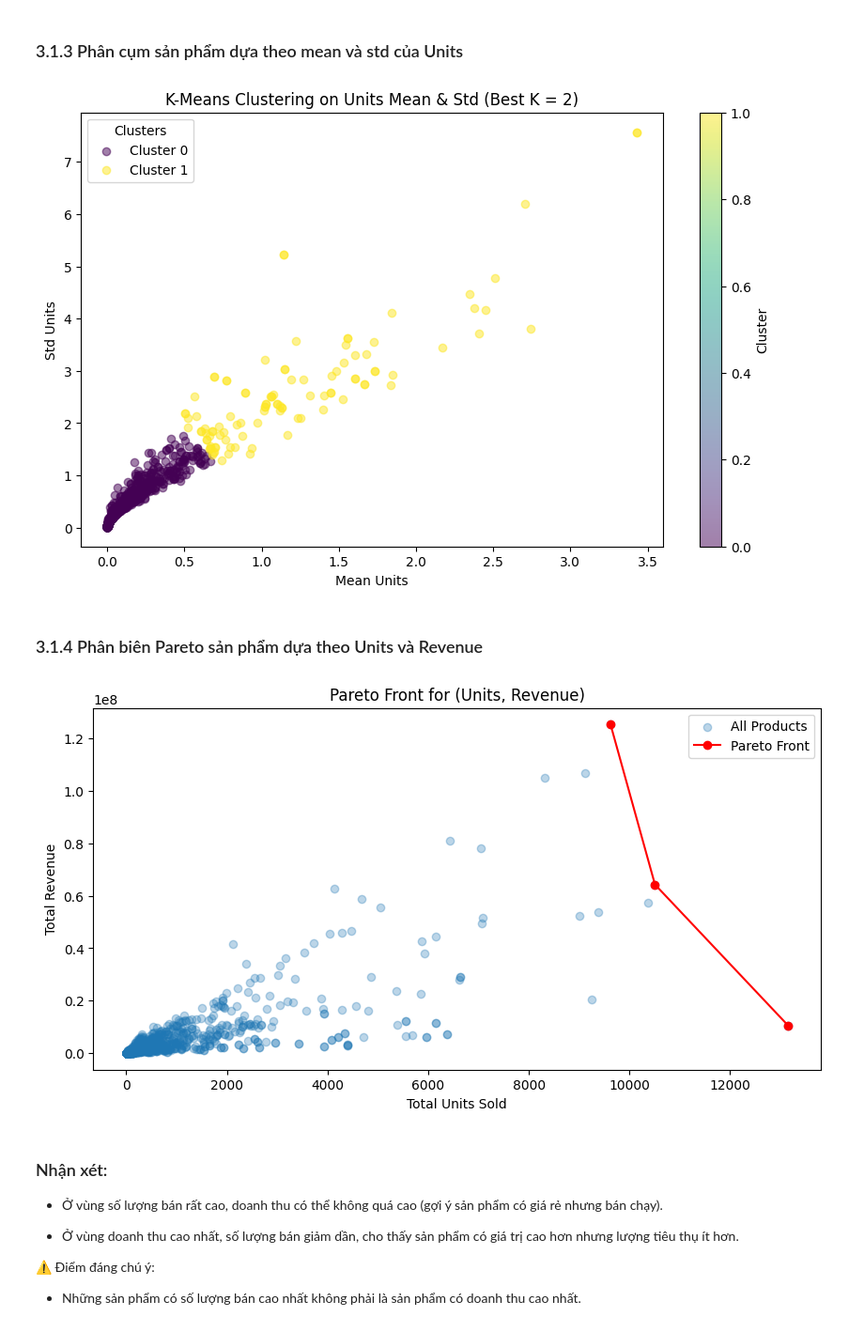
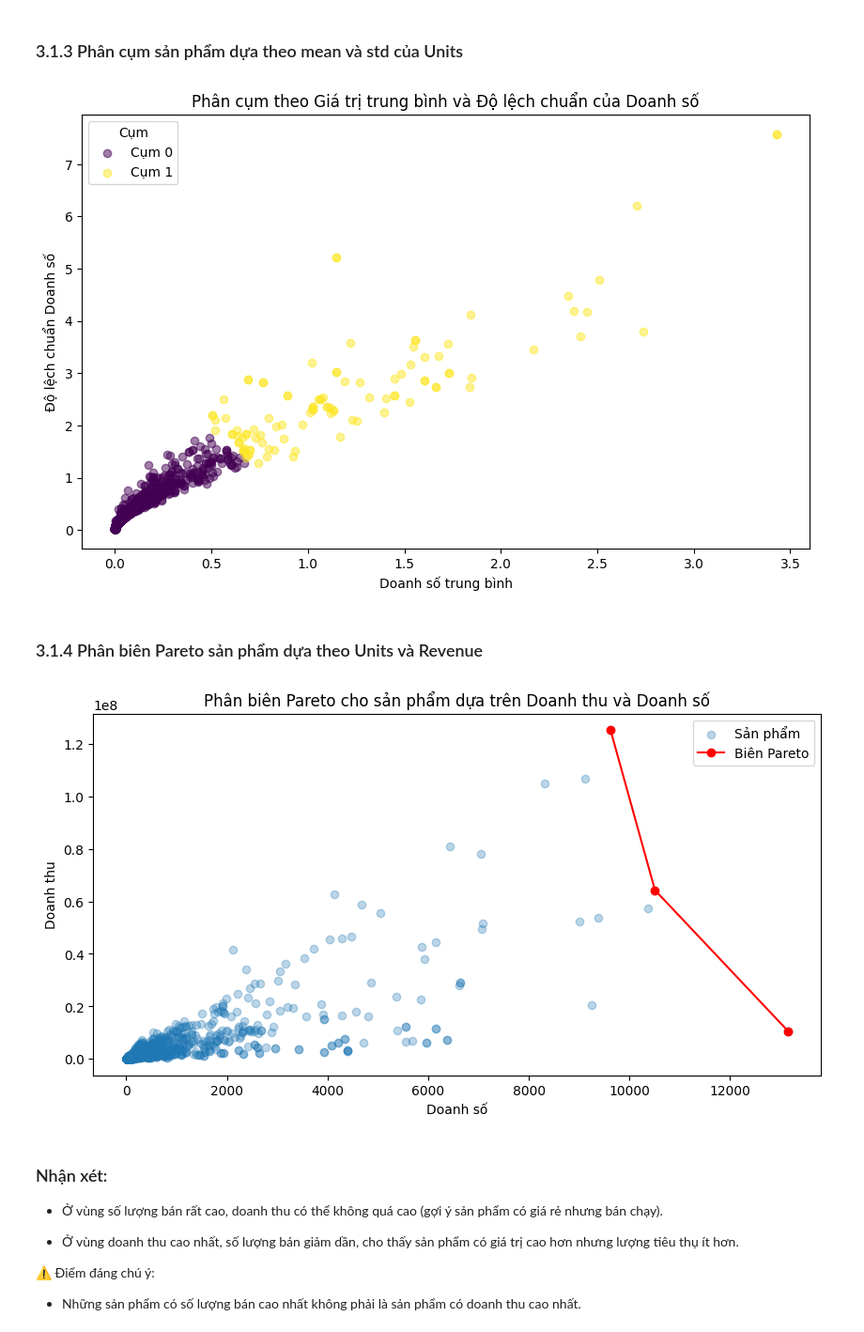
Before and after one commit to HaiAu2501/Try-Some-Models, a Jupyter notebook: tasks/3.ipynb, the cells around one changed output. Shown at 94% size. Saved outputs shown, nothing was run; the diff lists cells and outputs as text; code cells hidden in the pictures.

```diff
--- a/tasks/3.ipynb
+++ b/tasks/3.ipynb
@@ -456,19 +459,23 @@ from sklearn.cluster import KMeans, AgglomerativeClustering, DBSCAN, MeanShift,
 import seaborn as sns
 from sklearn.preprocessing import StandardScaler
 from sklearn.mixture import GaussianMixture
-
+import pandas as pd
+import matplotlib.pyplot as plt
+import seaborn as sns
+import warnings
 
 
 from dataflow import df_train, df_test, df_geography, df_product
 
 # Kết nối dữ liệu
 df = df_train.merge(df_geography, on='Zip', how='left').merge(df_product, on='ProductID', how='left')
+df["Year"] = df["Date"].dt.year
+
 # Nhóm dữ liệu theo ProductID và Year để tổng hợp Revenue và Profit Margin
 df_kmeans = df.groupby(["ProductID", "Year"], as_index=False).agg({
     "Revenue": "sum",  # Tổng doanh thu theo năm
-    "Units": "sum"      # Tổng giá vốn theo năm
+    "Units": "sum"      # Tổng doanh sốsố theo năm
 }).dropna()
-
 
 
 # Chuẩn hóa dữ liệu để phân cụm
@@ -491,10 +498,10 @@ df_kmeans["Cluster"] = kmeans_final.fit_predict(df_kmeans_scaled)
 # Vẽ biểu đồ phân cụm trên mặt phẳng Revenue - Profit Margin
 plt.figure(figsize=(12, 6))
 sns.scatterplot(data=df_kmeans, x="Revenue", y="Units", hue="Cluster", palette="Set1", alpha=0.6, edgecolor="k")
-plt.xlabel("Revenue (USD)")
-plt.ylabel("Units")
-plt.title(f"Clustering of Product Revenue & Units")
-plt.legend(title="Cluster")
+plt.xlabel("Doanh thu")
+plt.ylabel("Doanh số")
+plt.title(f"Phân cụm sản phẩm theo tổng Doanh thu và Doanh số")
+plt.legend(title="Cụm")
 plt.grid(True, linestyle="--", alpha=0.7)
 plt.show()
 # %% [output]
@@ -677,40 +683,39 @@ df_stats.fillna(df_stats.mean(), inplace=True)
 scaler = StandardScaler()
 X_scaled = scaler.fit_transform(df_stats[["Units_mean", "Units_std"]])
 
 # Sử dụng Silhouette Score để tìm số cụm tối ưu
 silhouette_scores = []
 k_range = range(2, 11)  # Silhouette không dùng k=1
 
 for k in k_range:
     kmeans = KMeans(n_clusters=k, random_state=42, n_init=10)
     labels = kmeans.fit_predict(X_scaled)
     score = silhouette_score(X_scaled, labels)
     silhouette_scores.append(score)
 
 best_k = k_range[np.argmax(silhouette_scores)]
 
 
 # **Bước 6: Phân cụm với số cụm tốt nhất**
 kmeans = KMeans(n_clusters=best_k, random_state=42, n_init=10)
 df_stats["Cluster"] = kmeans.fit_predict(X_scaled)
 
 # **Bước 7: Vẽ đồ thị phân cụm theo Units_mean và Units_std**
 plt.figure(figsize=(10, 6))
 clusters = df_stats["Cluster"].unique()
 colors = plt.cm.viridis(np.linspace(0, 1, len(clusters)))
 
 for cluster, color in zip(clusters, colors):
     subset = df_stats[df_stats["Cluster"] == cluster]
-    plt.scatter(subset["Units_mean"], subset["Units_std"], color=color, label=f"Cluster {cluster}", alpha=0.5)
+    plt.scatter(subset["Units_mean"], subset["Units_std"], color=color, label=f"Cụm {cluster}", alpha=0.5)
 
-plt.colorbar(label="Cluster")
-plt.xlabel("Mean Units")
-plt.ylabel("Std Units")
-plt.title(f"K-Means Clustering on Units Mean & Std (Best K = {best_k})")
-plt.legend(title="Clusters")
+plt.xlabel("Doanh số trung bình")
+plt.ylabel("Độ lệch chuẩn Doanh số")
+plt.title(f"Phân cụm theo Giá trị trung bình và Độ lệch chuẩn của Doanh số")
+plt.legend(title="Cụm")
 plt.show()
 # %% [output]
-[figure, old version]
+[figure, new version]
 # %% [markdown]
 ### 3.1.4 Phân biên Pareto sản phẩm dựa theo Units và Revenue
 # %%
@@ -762,15 +767,15 @@ pareto_revenue_margin = pareto_frontier(df_summary, "Revenue", "Profit_Margin")
 
 # Hiển thị kết quả Pareto Front cho (Units, Revenue)
 plt.figure(figsize=(10, 5))
-plt.scatter(df_summary["Units"], df_summary["Revenue"], alpha=0.3, label="All Products")
-plt.plot(pareto_units_revenue["Units"], pareto_units_revenue["Revenue"], "r-o", label="Pareto Front")
-plt.xlabel("Total Units Sold")
-plt.ylabel("Total Revenue")
-plt.title("Pareto Front for (Units, Revenue)")
+plt.scatter(df_summary["Units"], df_summary["Revenue"], alpha=0.3, label="Sản phẩm")
+plt.plot(pareto_units_revenue["Units"], pareto_units_revenue["Revenue"], "r-o", label="Biên Pareto")
+plt.xlabel("Doanh số")
+plt.ylabel("Doanh thu")
+plt.title("Phân biên Pareto cho sản phẩm dựa trên Doanh thu và Doanh số")
 plt.legend()
 plt.show()
 # %% [output]
-[figure, old version]
+[figure, new version]
 # %% [markdown]
 ### Nhận xét:
 
```
Also changed, not shown: parts of 8 cells of this notebook.
